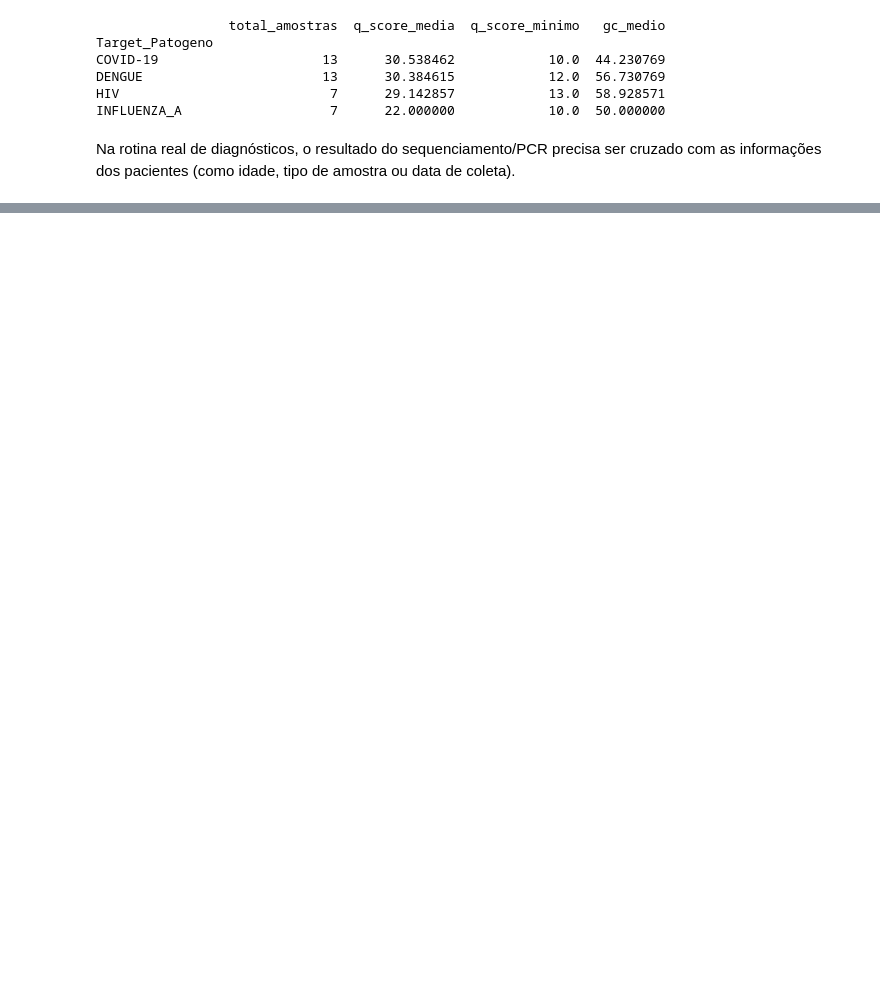
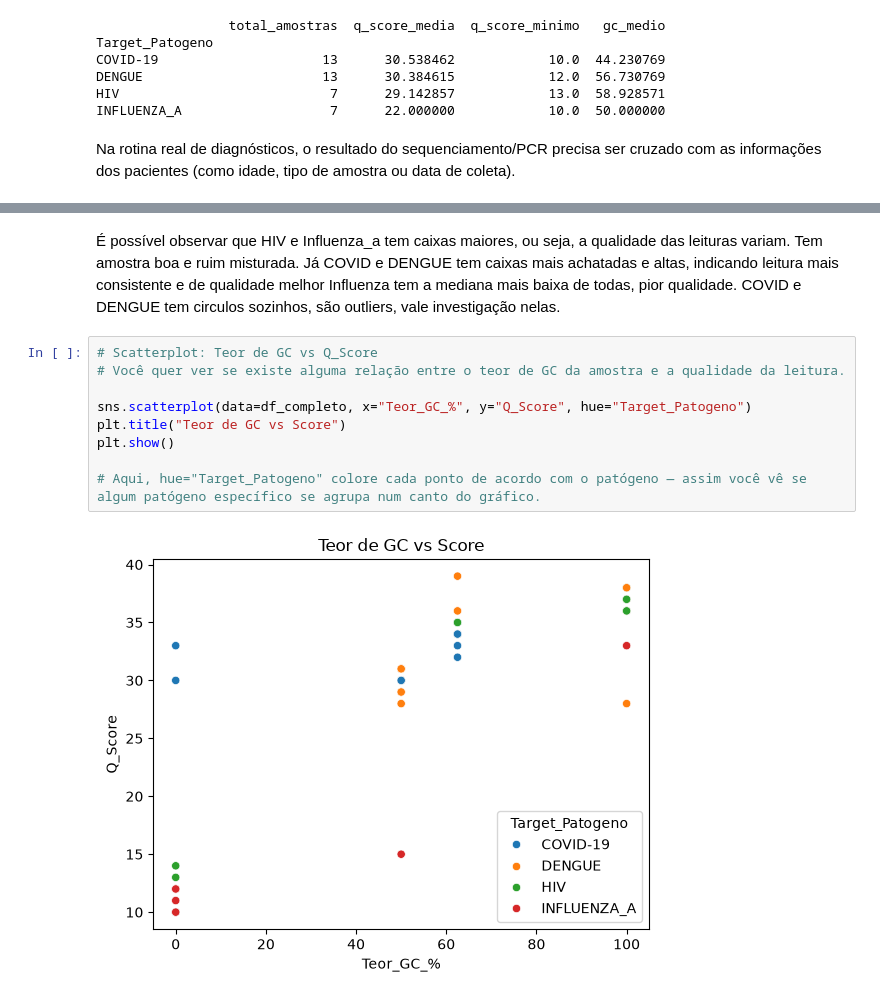
Before and after one commit to larijbpg/dna-analyzer-python, a Jupyter notebook: limpeza_dados_brutos.ipynb, the cells around one changed output, grey strips where cells are left out. Drawn from its saved outputs; the diff is of its cells as text; blank space fills up the shorter version.

```diff
--- a/limpeza_dados_brutos.ipynb
+++ b/limpeza_dados_brutos.ipynb
@@ -274,0 +364,16 @@ df_completo
+# %% [markdown]
+É possível observar que HIV e Influenza_a tem caixas maiores, ou seja, a qualidade das leituras variam. Tem amostra boa e ruim misturada.
+Já COVID e DENGUE tem caixas mais achatadas e altas, indicando leitura mais consistente e de qualidade melhor
+Influenza tem a mediana mais baixa de todas, pior qualidade.
+COVID e DENGUE tem circulos sozinhos, são outliers, vale investigação nelas.
+# %%
+# Scatterplot: Teor de GC vs Q_Score
+# Você quer ver se existe alguma relação entre o teor de GC da amostra e a qualidade da leitura.
+
+sns.scatterplot(data=df_completo, x="Teor_GC_%", y="Q_Score", hue="Target_Patogeno")
+plt.title("Teor de GC vs Score")
+plt.show()
+
+# Aqui, hue="Target_Patogeno" colore cada ponto de acordo com o patógeno — assim você vê se algum patógeno específico se agrupa num canto do gráfico.
+# %% [output]
+[figure, added]
```
Also changed, not shown: parts of 12 cells of this notebook, 1 other file.
